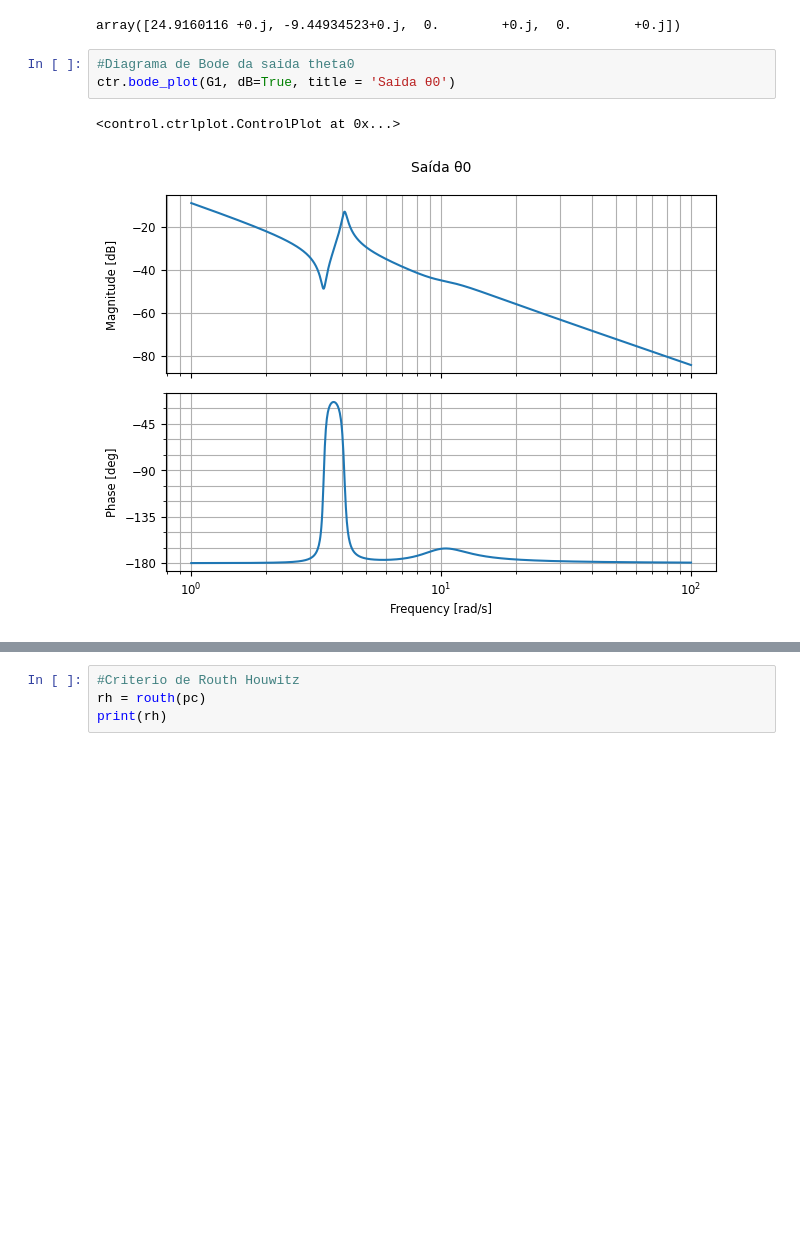
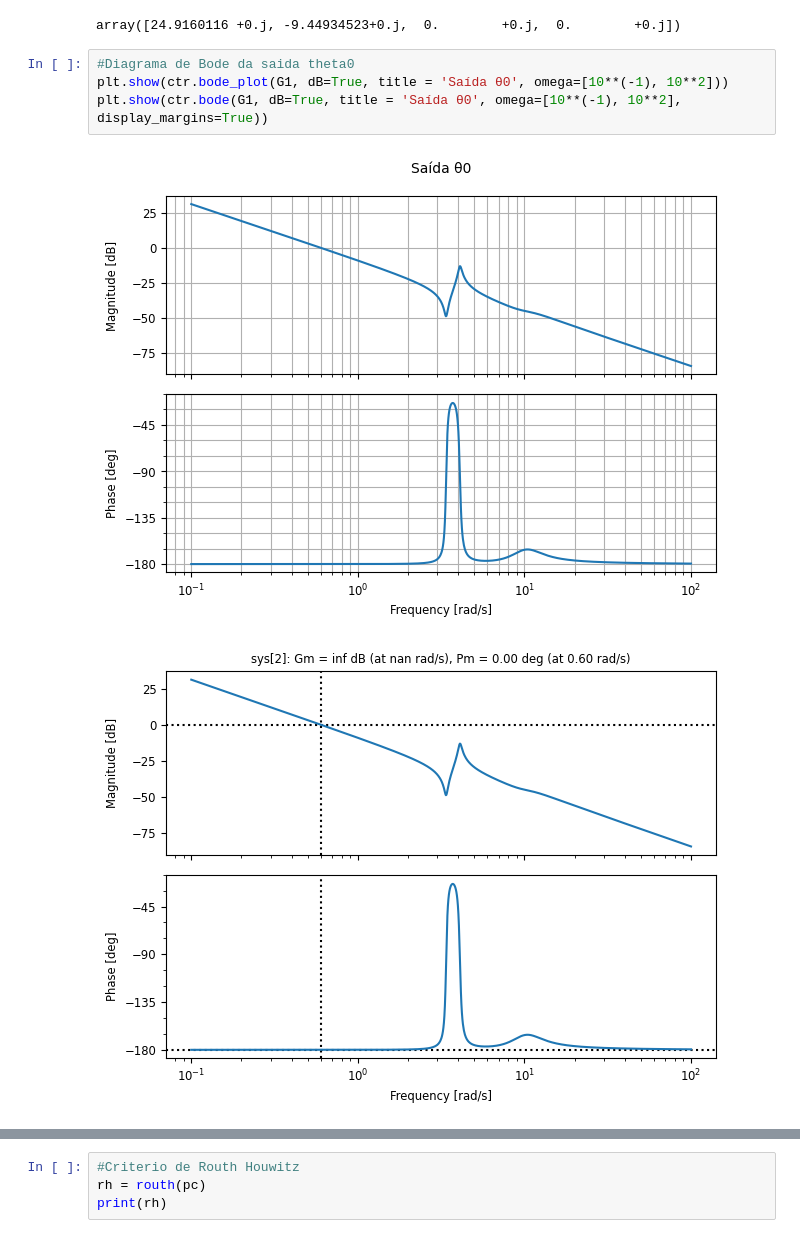
Before and after one commit to asneideris/PME3380, a Jupyter notebook: linjupy.ipynb, the cells around one changed output, grey strips where cells are left out. Cells and saved outputs as stored; diff of their text form; blank space fills up the shorter version.

```diff
--- a/linjupy.ipynb
+++ b/linjupy.ipynb
@@ -236,9 +236,10 @@ z3
 array([24.9160116 +0.j, -9.44934523+0.j,  0.        +0.j,  0.        +0.j])
 # %%
 #Diagrama de Bode da saida theta0
-ctr.bode_plot(G1, dB=True, title = 'Saída θ0')
+plt.show(ctr.bode_plot(G1, dB=True, title = 'Saída θ0', omega=[10**(-1), 10**2]))
+plt.show(ctr.bode(G1, dB=True, title = 'Saída θ0', omega=[10**(-1), 10**2], display_margins=True))
 # %% [output]
-<control.ctrlplot.ControlPlot at 0x...>
-[figure, old version]
+[figure, new version]
+[figure, added]
 # %%
 #Diagrama de Bode da saida theta1
```
Also changed, not shown: parts of 6 cells of this notebook.
